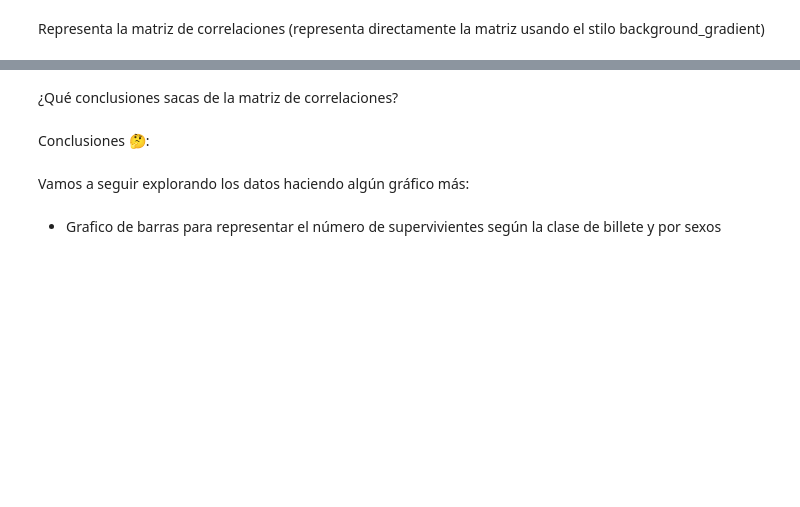
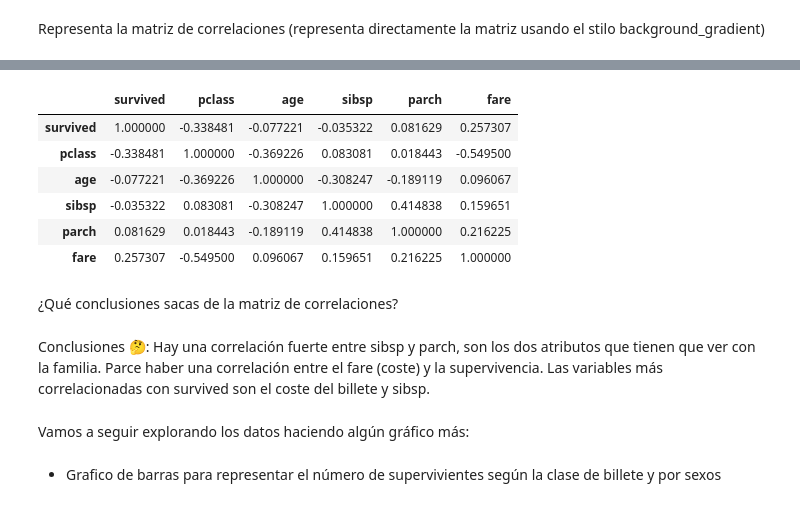
Before and after one commit to iruneguinea9/SAPA, a Jupyter notebook: 2_4Ejercicios.ipynb, the cells around one changed output, grey strips where cells are left out. Drawn from its saved outputs; the diff is of its cells as text; code cells hidden in the pictures; blank space fills up the shorter version.

```diff
--- a/2_4Ejercicios.ipynb
+++ b/2_4Ejercicios.ipynb
@@ -313,0 +296,5 @@ Name: Survived, dtype: float64
+# %%
+# Solo con los numericos
+correlaciones = df_titanic.corr(numeric_only=True)
+
+correlaciones["survived"].sort_values(ascending=False)
@@ -336,7 +311,18 @@ plt.show()
+# %%
+correlaciones.style.background_gradient()
+# %% [output]
+|  | survived | pclass | age | sibsp | parch | fare |
+| survived | 1.000000 | -0.338481 | -0.077221 | -0.035322 | 0.081629 | 0.257307 |
+| pclass | -0.338481 | 1.000000 | -0.369226 | 0.083081 | 0.018443 | -0.549500 |
+| age | -0.077221 | -0.369226 | 1.000000 | -0.308247 | -0.189119 | 0.096067 |
+| sibsp | -0.035322 | 0.083081 | -0.308247 | 1.000000 | 0.414838 | 0.159651 |
+| parch | 0.081629 | 0.018443 | -0.189119 | 0.414838 | 1.000000 | 0.216225 |
+| fare | 0.257307 | -0.549500 | 0.096067 | 0.159651 | 0.216225 | 1.000000 |
 # %% [markdown]
 ¿Qué conclusiones sacas de la matriz de correlaciones?
-# %% [markdown]
-Conclusiones 🤔:
+# %% [markdown]
+Conclusiones 🤔: Hay una correlación fuerte entre sibsp y parch, son los dos atributos que tienen que ver con la familia. Parce haber una correlación entre el fare (coste) y la supervivencia.
+Las variables más correlacionadas con survived son el coste del billete y sibsp.
 # %% [markdown]
 Vamos a seguir explorando los datos haciendo algún gráfico más:
 # %% [markdown]
```
Also changed, not shown: parts of 35 cells of this notebook, 3 other files.
